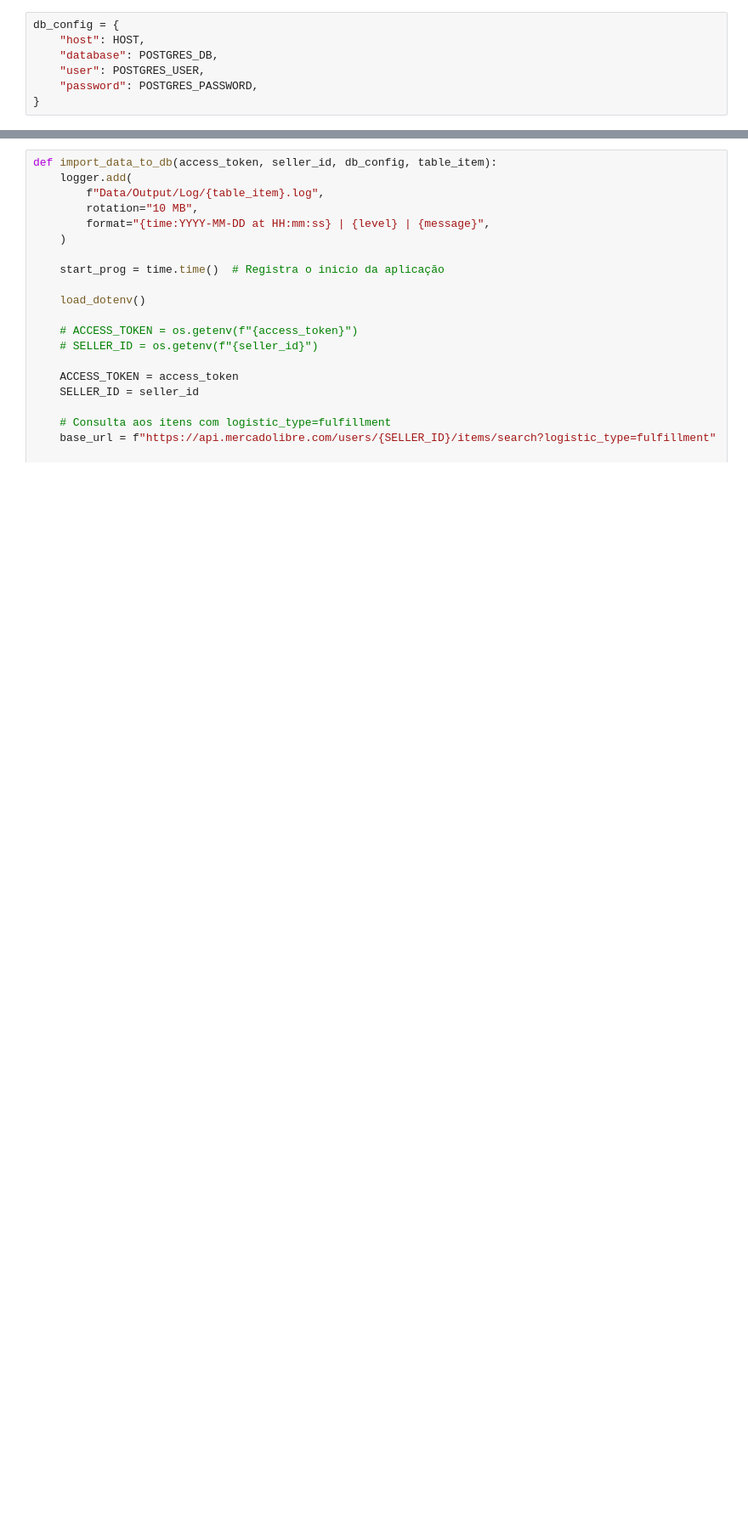
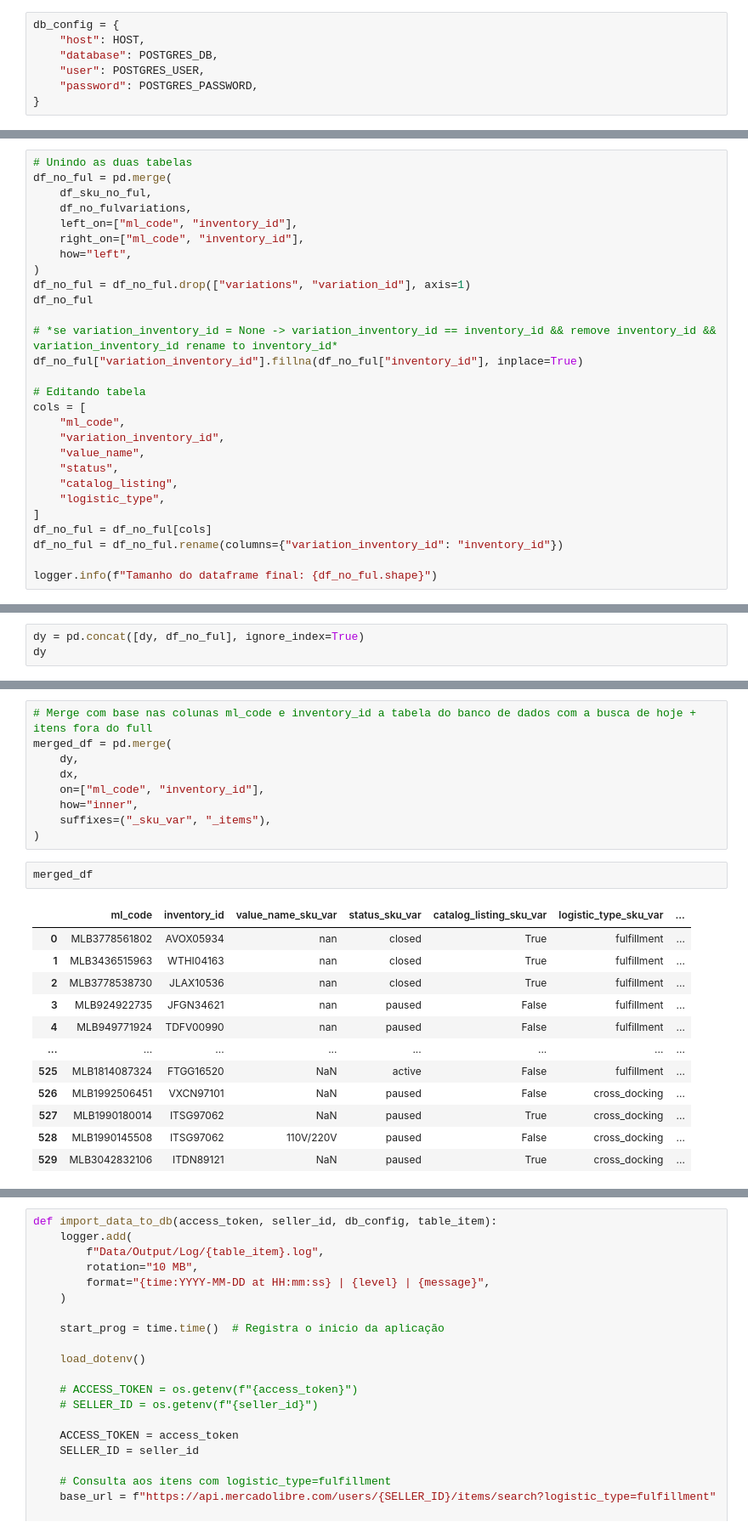
Before and after one commit to lpcoutinho/mcenter_streamlit, a Jupyter notebook: Notebooks/rotinas/get_items.ipynb, the cells around one changed output, grey strips where cells are left out. Shown: that part at 85% size. Cells and saved outputs as stored; diff of their text form; blank space fills up the shorter version.

```diff
--- a/Notebooks/rotinas/get_items.ipynb
+++ b/Notebooks/rotinas/get_items.ipynb
@@ -36,0 +534,28 @@ db_config = {
+# %%
+# Unindo as duas tabelas
+df_no_ful = pd.merge(
+    df_sku_no_ful,
+    df_no_fulvariations,
+    left_on=["ml_code", "inventory_id"],
+    right_on=["ml_code", "inventory_id"],
+    how="left",
+)
+df_no_ful = df_no_ful.drop(["variations", "variation_id"], axis=1)
+df_no_ful
+
+# *se variation_inventory_id = None -> variation_inventory_id == inventory_id && remove inventory_id && variation_inventory_id rename to inventory_id*
+df_no_ful["variation_inventory_id"].fillna(df_no_ful["inventory_id"], inplace=True)
+
+# Editando tabela
+cols = [
+    "ml_code",
+    "variation_inventory_id",
+    "value_name",
+    "status",
+    "catalog_listing",
+    "logistic_type",
+]
+df_no_ful = df_no_ful[cols]
+df_no_ful = df_no_ful.rename(columns={"variation_inventory_id": "inventory_id"})
+
+logger.info(f"Tamanho do dataframe final: {df_no_ful.shape}")
@@ -36,0 +590,3 @@ db_config = {
+# %%
+dy = pd.concat([dy, df_no_ful], ignore_index=True)
+dy
@@ -36,0 +607,24 @@ db_config = {
+# %%
+# Merge com base nas colunas ml_code e inventory_id a tabela do banco de dados com a busca de hoje + itens fora do full
+merged_df = pd.merge(
+    dy,
+    dx,
+    on=["ml_code", "inventory_id"],
+    how="inner",
+    suffixes=("_sku_var", "_items"),
+)
+# %%
+merged_df
+# %% [output]
+|  | ml_code | inventory_id | value_name_sku_var | status_sku_var | catalog_listing_sku_var | logistic_type_sku_var | ... |
+| 0 | MLB3778561802 | AVOX05934 | nan | closed | True | fulfillment | ... |
+| 1 | MLB3436515963 | WTHI04163 | nan | closed | True | fulfillment | ... |
+| 2 | MLB3778538730 | JLAX10536 | nan | closed | True | fulfillment | ... |
+| 3 | MLB924922735 | JFGN34621 | nan | paused | False | fulfillment | ... |
+| 4 | MLB949771924 | TDFV00990 | nan | paused | False | fulfillment | ... |
+| ... | ... | ... | ... | ... | ... | ... | ... |
+| 525 | MLB1814087324 | FTGG16520 | NaN | active | False | fulfillment | ... |
+| 526 | MLB1992506451 | VXCN97101 | NaN | paused | False | cross_docking | ... |
+| 527 | MLB1990180014 | ITSG97062 | NaN | paused | True | cross_docking | ... |
+| 528 | MLB1990145508 | ITSG97062 | 110V/220V | paused | False | cross_docking | ... |
+| 529 | MLB3042832106 | ITDN89121 | NaN | paused | True | cross_docking | ... |
```
Also changed, not shown: parts of 34 cells of this notebook, 11 other files.
